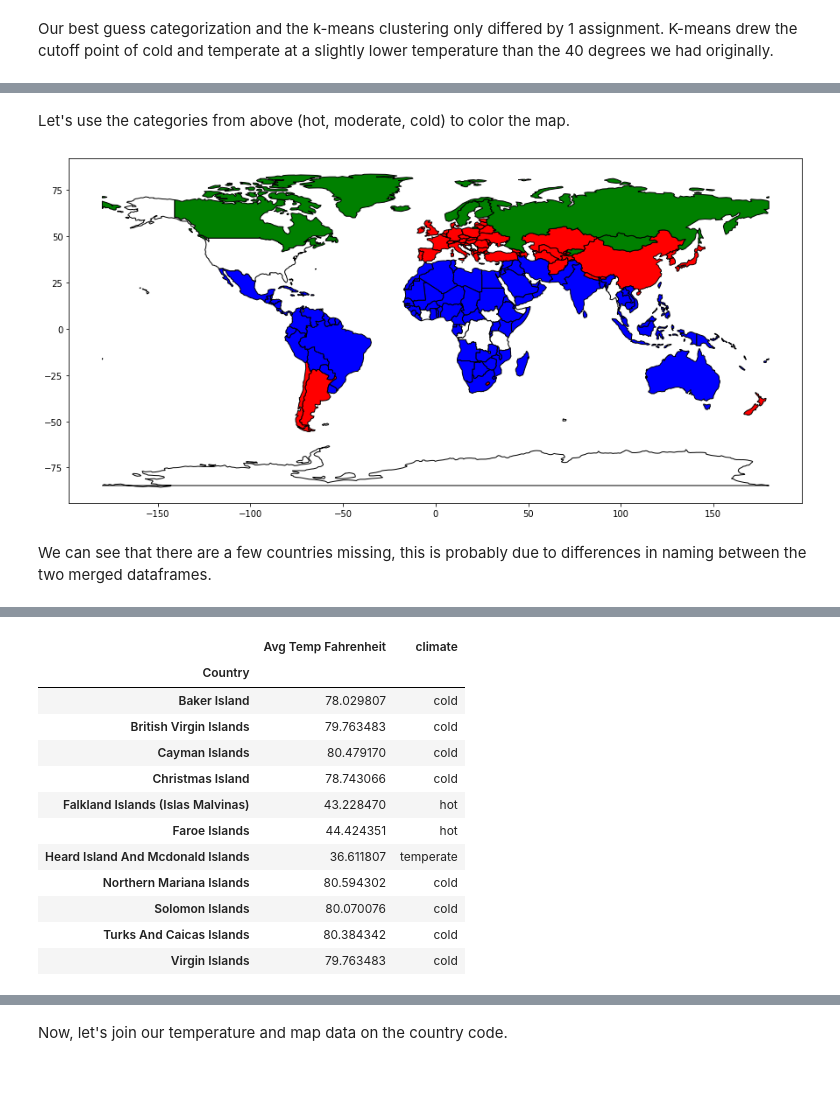
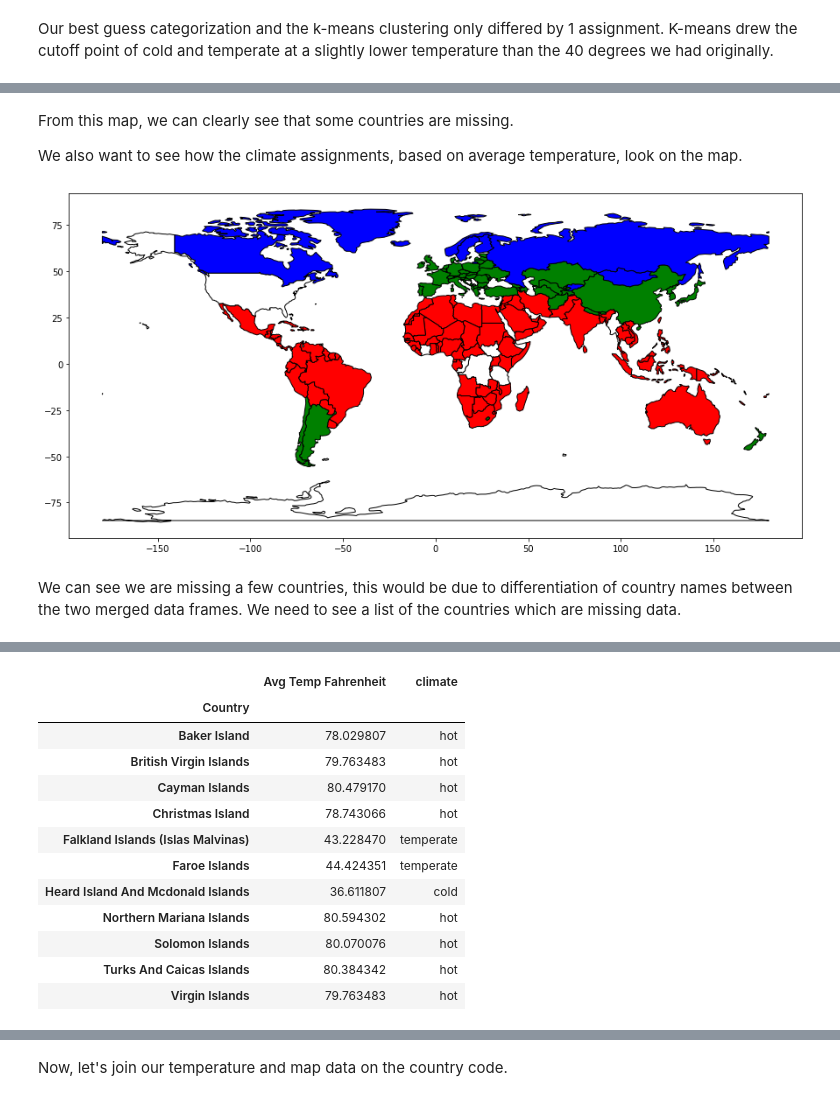
Before and after one commit to speedytmark/Draft_Project, a Jupyter notebook: TMark_ESullivan_4447_Final_Project_Olympics.ipynb, the cells around one changed output, grey strips where cells are left out. Saved outputs shown, nothing was run; the diff lists cells and outputs as text; code cells hidden in the pictures.

```diff
--- a/TMark_ESullivan_4447_Final_Project_Olympics.ipynb
+++ b/TMark_ESullivan_4447_Final_Project_Olympics.ipynb
@@ -995,20 +1004,24 @@ climate[climate.index == 'United States']
 # %%
 #Convert the series to an array and reshape
 temperatures=country_temps.array.reshape(-1, 1)
+
 #Create the KMeans model with 3 clusters
-kmeans=KMeans(n_clusters=3, random_state=0)
+kmeans=KMeans(n_clusters=3, random_state=0, n_init=10)
 kmeans.fit(temperatures)
+
 #Get the cluster labels for each data point
 clusters=kmeans.labels_
 
 #Review the output of the model by printing the country, its temperature, and the corresponding cluster
 #for country, temp, cluster in zip(country_temps.index, temperatures, clusters):
 #    print(f"Country: {country}, Temperature: {temp[0]}, Cluster: {cluster}")
+
 #Create a new data frame with the country temps and add the associated cluster as a column
 climate2=pd.DataFrame(country_temps)
 climate2['climate']=clusters
+
 #Map the cluster to a climate description
-climate2['climate'].replace({0:'cold', 1:'hot', 2:'temperate'}, inplace=True)
+climate2['climate'].replace({0:'hot', 1:'temperate', 2:'cold'}, inplace=True)
 climate2
 # %% [output]
 |  | Avg Temp Fahrenheit | climate |
@@ -1108,21 +1121,21 @@ plt.show()
 # %% [markdown]
-Let's use the categories from above (hot, moderate, cold) to color the map.
+From this map, we can clearly see that some countries are missing.
+
+We also want to see how the climate assignments, based on average temperature, look on the map.
 # %%
 temp_palette = {'cold': 'blue', 'temperate': 'green', 'hot': 'red', np.NAN:'white' }
 
 fig2, ax2 = plt.subplots(figsize=(15, 9), alpha=0.5, edgecolor='k')
-countries_df.plot(column='climate',
-               #cmap='coolwarm',
-               linewidth=1,
+countries_df.plot(linewidth=1,
                legend=True,
                edgecolor='k',
                color=countries_df['climate'].map(temp_palette),
                ax=ax2)
 plt.show()
 # %% [output]
-[figure, old version]
+[figure, new version]
 # %% [markdown]
-We can see that there are a few countries missing, this is probably due to differences in naming between the two merged dataframes.
+We can see we are missing a few countries, this would be due to differentiation of country names between the two merged data frames. We need to see a list of the countries which are missing data.
 # %%
 countries_df[countries_df['climate'].isnull()]
 #climate2.reset_index
@@ -1153,14 +1166,14 @@ climate2[climate2.index.str.contains('Island')]
 # %% [output]
 |  | Avg Temp Fahrenheit | climate |
 | Country |  |  |
-| Baker Island | 78.029807 | cold |
-| British Virgin Islands | 79.763483 | cold |
-| Cayman Islands | 80.479170 | cold |
-| Christmas Island | 78.743066 | cold |
-| Falkland Islands (Islas Malvinas) | 43.228470 | hot |
-| Faroe Islands | 44.424351 | hot |
-| Heard Island And Mcdonald Islands | 36.611807 | temperate |
-| Northern Mariana Islands | 80.594302 | cold |
-| Solomon Islands | 80.070076 | cold |
-| Turks And Caicas Islands | 80.384342 | cold |
-| Virgin Islands | 79.763483 | cold |
+| Baker Island | 78.029807 | hot |
+| British Virgin Islands | 79.763483 | hot |
+| Cayman Islands | 80.479170 | hot |
+| Christmas Island | 78.743066 | hot |
+| Falkland Islands (Islas Malvinas) | 43.228470 | temperate |
+| Faroe Islands | 44.424351 | temperate |
+| Heard Island And Mcdonald Islands | 36.611807 | cold |
+| Northern Mariana Islands | 80.594302 | hot |
+| Solomon Islands | 80.070076 | hot |
+| Turks And Caicas Islands | 80.384342 | hot |
+| Virgin Islands | 79.763483 | hot |
```
Also changed, not shown: parts of 42 cells of this notebook, 1 other file.
